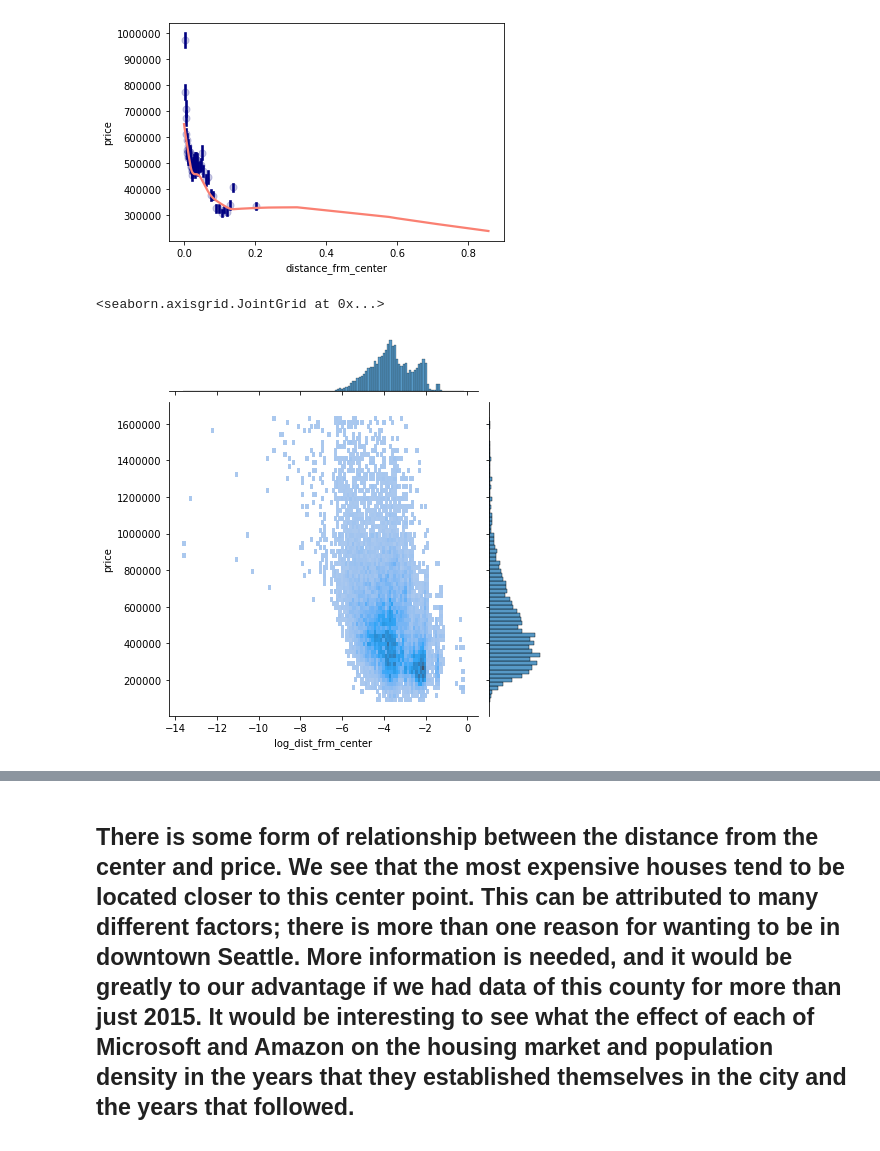
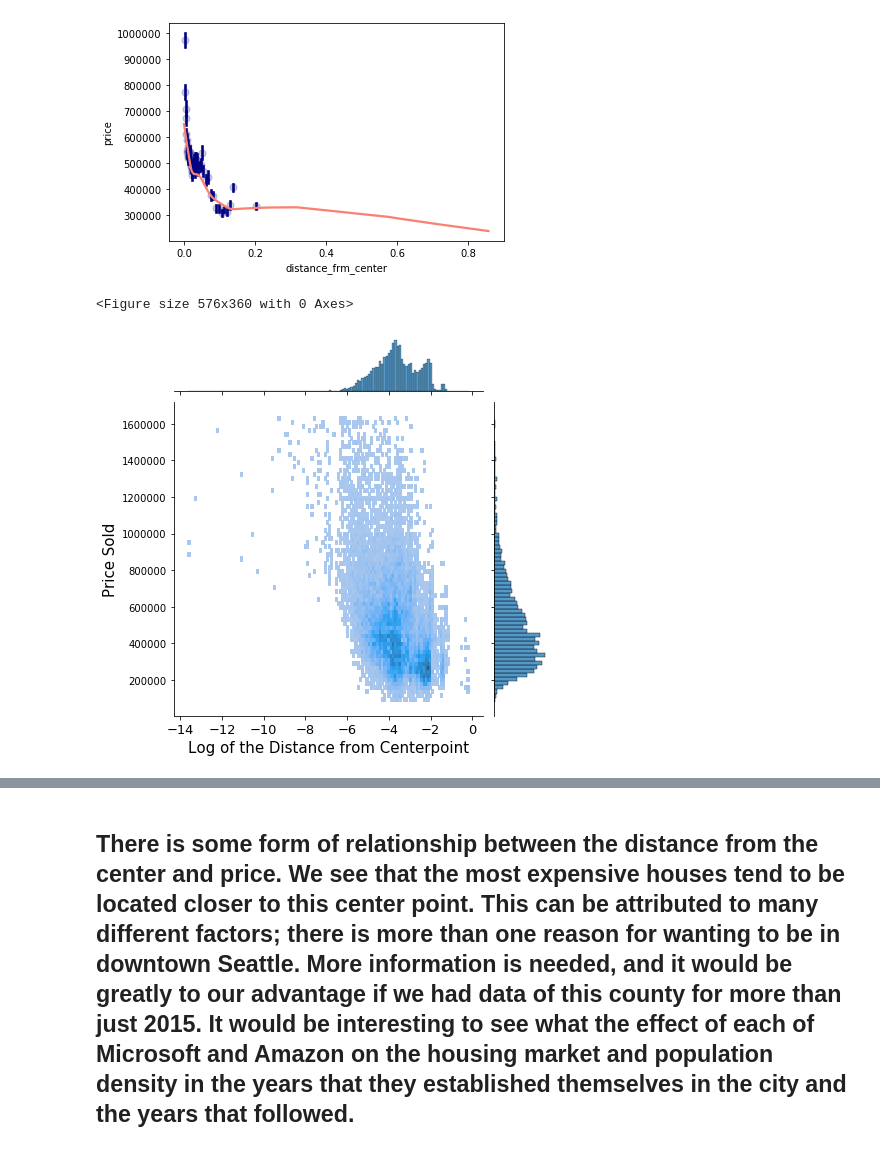
Before and after one commit to GusC-Git/dsc-phase-2-project-online, a Jupyter notebook: Notebooks/Q3_HQ_Distance.ipynb, the cells around one changed output, grey strips where cells are left out. Saved outputs shown, nothing was run; the diff lists cells and outputs as text; code cells hidden in the pictures.

```diff
--- a/Notebooks/Q3_HQ_Distance.ipynb
+++ b/Notebooks/Q3_HQ_Distance.ipynb
@@ -42,9 +42,15 @@ sns.regplot(x=df['distance_frm_center'], y=df['price'],x_bins=50,\
 [figure]
 # %%
 df['log_dist_frm_center'] = df['distance_frm_center'].map(lambda x: np.log(x))
-# %%
-sns.jointplot(x='log_dist_frm_center', y='price', data=df, kind='hist')
-# %% [output]
-<seaborn.axisgrid.JointGrid at 0x...>
-[figure, removed]
+# %%
+plt.figure(figsize=(8,5))
+sns.jointplot(x='log_dist_frm_center', y='price', data=df, kind='hist')
+
+plt.xlabel(xlabel='Log of the Distance from Centerpoint', size=15)
+plt.ylabel(ylabel='Price Sold', size=15)
+plt.xticks(fontsize=13)
+plt.show()
+# %% [output]
+<Figure size 576x360 with 0 Axes>
+[figure, added]
 # %%
```
Also changed, not shown: parts of 3 cells of this notebook, 12 other files.
